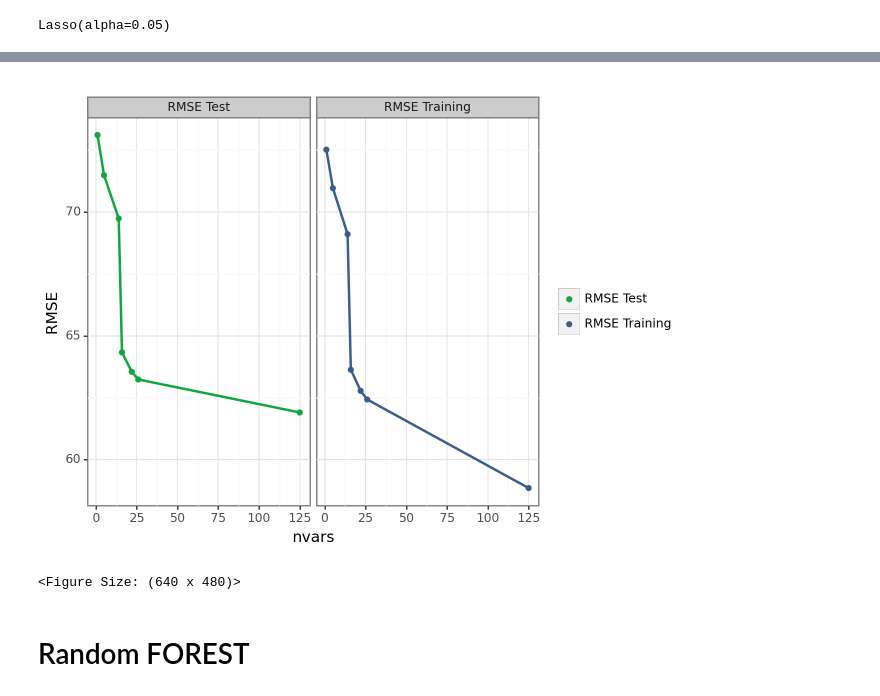
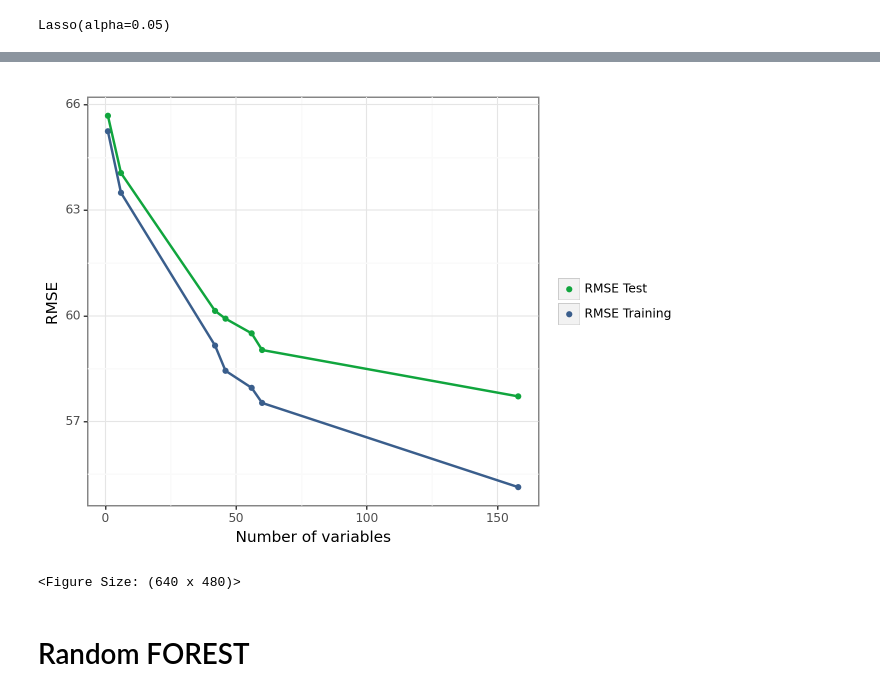
Before and after one commit to szilvasipeter2000/Data-Analysis-3, a Jupyter notebook: assignment-2/assignment2-working.ipynb, the cells around one changed output, grey strips where cells are left out. Saved outputs shown, nothing was run; the diff lists cells and outputs as text; code cells hidden in the pictures.

```diff
--- a/assignment-2/assignment2-working.ipynb
+++ b/assignment-2/assignment2-working.ipynb
@@ -734,12 +648,14 @@ more_reviews = ("review_scores_cleanliness",
 amenity_columns = tuple([col for col in listings.columns if col.startswith("a_")])
 # %%
 X1 = "room_type:property_type"
-X2 = "a_air_conditioning:property_type + a_pets_allowed:property_type"
+X2 = (" + a_pets_allowed:room_type", "a_bathtub:room_type")
+X3 = "(property_type + beds + bedrooms + room_type + bathrooms):(" + "+".join(amenity_columns) + ")"
 
 modellev1 = "~ accommodates"
 modellev2 = "~" + "+".join(basic_lev)
 modellev3 = "~" + "+".join(basic_lev) + "+" + "+".join(basic_add)
 modellev4 = "~" + "+".join(basic_lev) + "+" + "+".join(basic_add) + "+" + "+".join(reviews)
 modellev5 = "~" + "+".join(basic_lev) + "+" + "+".join(basic_add) + "+" + "+".join(reviews)+ "+" + "+".join(more_reviews)+ "+" + "+" + X1
-modellev6 = "~" + "+".join(basic_lev) + "+" + "+".join(basic_add) + "+" + "+".join(reviews)+ "+" + "+".join(more_reviews)+ "+" + "+" + X1 + "+" + X2
-modellev7 = "~" + "+".join(basic_lev) + "+" + "+".join(basic_add) + "+" + "+".join(reviews)+ "+" + "+".join(more_reviews)+ "+" + "+" + X1 + "+" + X2 + "+" + "+".join(amenity_columns)
+modellev6 = "~" + "+".join(basic_lev) + "+" + "+".join(basic_add) + "+" + "+".join(reviews)+ "+" + "+".join(more_reviews)+ "+" + "+" + X1+"+"+"+".join(X2)
+modellev7 = "~" + "+".join(basic_lev) + "+" + "+".join(basic_add) + "+" + "+".join(reviews)+ "+" + "+".join(more_reviews)+ "+" + "+" + X1+"+"+"+".join(X2)+ "+" + "+".join(amenity_columns)
+modellev8 = ("~"+ "+".join(basic_lev)+ "+" + "+".join(basic_add) + "+" + "+".join(reviews)+ "+"+ "+".join(more_reviews)+ "+"+ X1+ "+"+ "+".join(X2)+ "+"+ "+".join(amenity_columns)+ "+"+ X3)
@@ -755,3 +674,8 @@ y, X = patsy.dmatrices("price" + modellev7, listings)
+# %%
+# define model evaluation method
+cv = RepeatedKFold(n_splits=5, n_repeats=1, random_state=1)
+smp_size = round(0.2 * listings.shape[0])-1
+y, X = patsy.dmatrices("price" + modellev8, listings) # use the most complex model
 # %%
 scaler = StandardScaler()
 X = scaler.fit_transform(X)
@@ -1031,12 +1034,11 @@ n_folds=5
 # %%
 X1 = "room_type:property_type"
-X2 = "a_air_conditioning:property_type + a_pets_allowed:property_type"
-
+X2 = (" + a_pets_allowed:room_type", "a_bathtub:room_type")
 modellev1 = "~ accommodates"
 modellev2 = "~" + "+".join(basic_lev)
 modellev3 = "~" + "+".join(basic_lev) + "+" + "+".join(basic_add)
 modellev4 = "~" + "+".join(basic_lev) + "+" + "+".join(basic_add) + "+" + "+".join(reviews)
 modellev5 = "~" + "+".join(basic_lev) + "+" + "+".join(basic_add) + "+" + "+".join(reviews)+ "+" + "+".join(more_reviews)+ "+" + "+" + X1
-modellev6 = "~" + "+".join(basic_lev) + "+" + "+".join(basic_add) + "+" + "+".join(reviews)+ "+" + "+".join(more_reviews)+ "+" + "+" + X1 + "+" + X2
-modellev7 = "~" + "+".join(basic_lev) + "+" + "+".join(basic_add) + "+" + "+".join(reviews)+ "+" + "+".join(more_reviews)+ "+" + "+" + X1 + "+" + X2 + "+" + "+".join(amenity_columns)
+modellev6 = "~" + "+".join(basic_lev) + "+" + "+".join(basic_add) + "+" + "+".join(reviews)+ "+" + "+".join(more_reviews)+ "+" + "+" + X1+"+"+"+".join(X2)
+modellev7 = "~" + "+".join(basic_lev) + "+" + "+".join(basic_add) + "+" + "+".join(reviews)+ "+" + "+".join(more_reviews)+ "+" + "+" + X1+"+"+"+".join(X2)+ "+" + "+".join(amenity_columns)
 # %%
@@ -1115,7 +1114,7 @@ for i in [
     modellev4,
     modellev5,
     modellev6,
-    modellev7,
+    modellev7
 ]:
     cv_list += [cv_reg("price" + i, listings, k, "HC0")]
 
@@ -1163,16 +1162,16 @@ rmse_levels
 # %%
 (
     ggplot(rmse_levels, aes(x="nvars", y="value", color="var"))
     + geom_point()
     + geom_line(size=1, show_legend=False, na_rm=True)
     + scale_color_manual(name="", values=(color[1], color[0]))
     + scale_y_continuous(name="RMSE")
-    + facet_wrap("var")
+    + labs(x="Number of variables")
     + theme_bw()
     + theme(subplots_adjust={"wspace": 0.25},legend_title=element_blank())
 )
 # %% [output]
-[figure, old version]
+[figure, new version]
 <Figure Size: (640 x 480)>
 # %% [markdown]
 # Random FOREST
```
Also changed, not shown: parts of 99 cells of this notebook, 2 other files.
